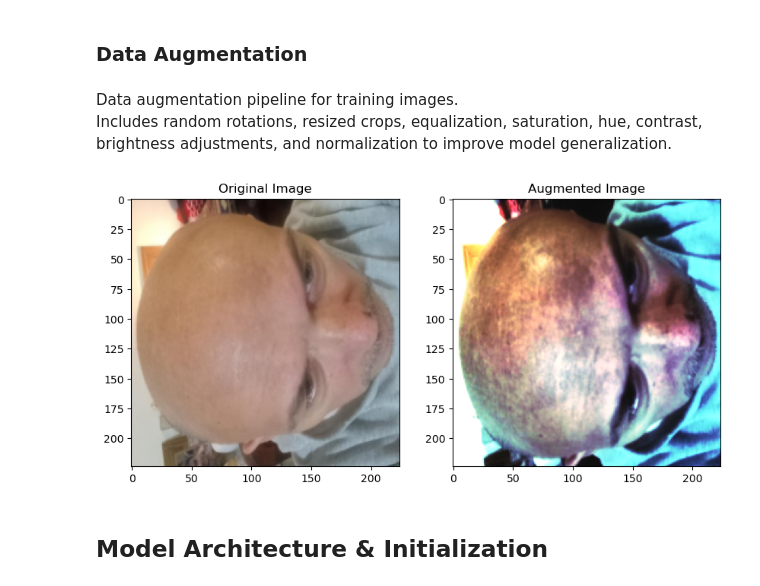
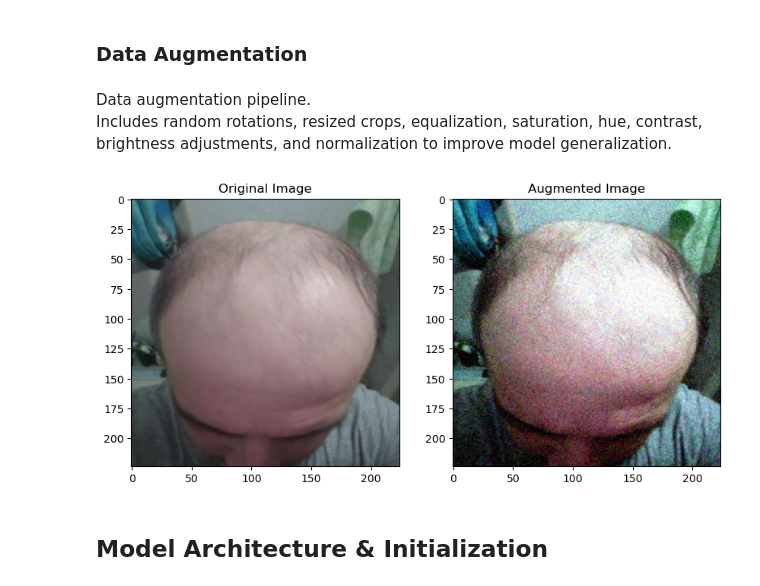
Before and after one commit to Rubenvalrom/Multilabel-Baldness-Classification, a Jupyter notebook: notebook.ipynb, the cells around one changed output. Drawn from its saved outputs; the diff is of its cells as text; code cells hidden in the pictures.

```diff
--- a/notebook.ipynb
+++ b/notebook.ipynb
@@ -216,53 +318,53 @@ tensor([[1.0000],
 # %% [markdown]
 ### Data Augmentation
 # %% [markdown]
-Data augmentation pipeline for training images.
+Data augmentation pipeline.
 Includes random rotations, resized crops, equalization, saturation, hue, contrast, brightness adjustments,
 and normalization to improve model generalization.
 # %%
-augment_train = torch.nn.Sequential(
+# Data augmentation pipeline.
+augment = torch.nn.Sequential(
     K.RandomRotation(degrees=(-22.5, 22.5), p=0.5),
-    K.RandomResizedCrop(size=(224, 224), scale=(0.9, 1.1), ratio=(0.9, 1.1), p=0.5),
-    K.RandomEqualize(p=0.5),
-    #K.RandomGaussianNoise(mean=0, std=0.075, p=0.5),
+    K.RandomResizedCrop(size=(224, 224), scale=(0.7, 1), ratio=(0.9, 1.1), p= 0.6),
+    K.RandomEqualize(p=0.6),
+    K.RandomGaussianNoise(mean=0, std=0.075, p=0.33),
     K.RandomSaturation(saturation=(0.75, 1.25), p=0.5),
-    K.RandomHue(hue=(-0.075, 0.075), p=0.5),
-    K.RandomContrast(contrast=(0.8, 1.2), p=0.5),
-    K.RandomBrightness(brightness=(0.8, 1.1), p=0.5),
-    #K.RandomElasticTransform(p=0.5),
-    #K.RandomPerspective(distortion_scale=0.2, p=0.5),
+    K.RandomHue(hue=(-0.01, 0.01), p=0.8),
+    K.RandomContrast(contrast=(0.8, 1.2), p=0.7),
+    K.RandomBrightness(brightness=(0.8, 1.1), p=0.7),
+    K.RandomPerspective(distortion_scale=0.2, p=0.33),
     K.Normalize(mean=[0.485, 0.456, 0.406], std=[0.229, 0.224, 0.225])
 )
 # %%
 # Sample a random image from the training dataset and apply augmentation
 rand_num = np.random.randint(len(Train_dataset))
 img = Train_dataset[rand_num][0]
-img_aug = augment_train(img)
+img_aug = augment(img)
 
 # Remove batch dimension
 img_aug = img_aug.squeeze()
 
 # Denormalize for visualization
 denormalize = K.Denormalize(mean=[0.485, 0.456, 0.406], std=[0.229, 0.224, 0.225])
 img_aug_denorm = denormalize(img_aug)
 
 # Permute dimensions for visualization
 img_aug_permuted = img_aug_denorm[0].permute(1, 2, 0).numpy()
 img_permuted = img.permute(1, 2, 0).numpy()
 
 # Clip values to [0, 1] range for proper display
 img_aug_cliped = np.clip(img_aug_permuted, 0, 1)
 img_cliped = np.clip(img_permuted, 0, 1)
 
 # Display original and augmented images side by side
 fig, ax = plt.subplots(1, 2, figsize=(10, 5))
 ax[0].imshow(img_cliped)
 ax[1].imshow(img_aug_cliped)
 ax[0].set_title('Original Image')
 ax[1].set_title('Augmented Image')
 
 plt.show()
 # %% [output]
-[figure, old version]
+[figure, new version]
 # %% [markdown]
 ## Model Architecture & Initialization
```
Also changed, not shown: parts of 39 cells of this notebook, 2 other files.
